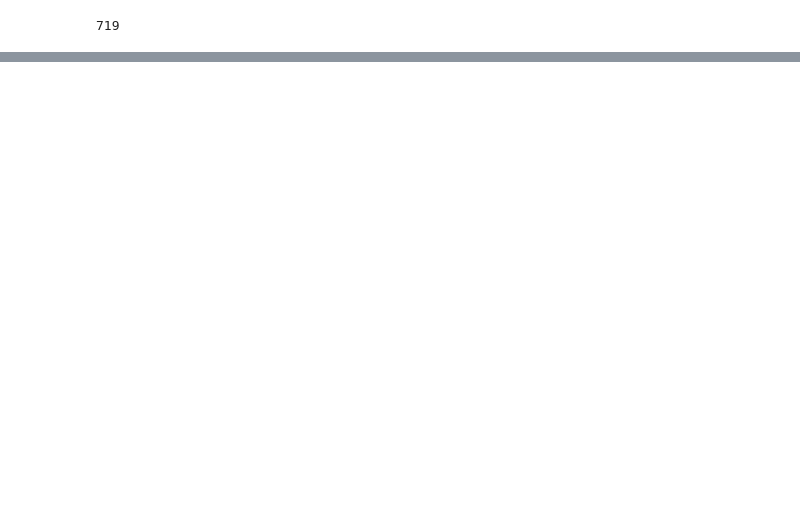
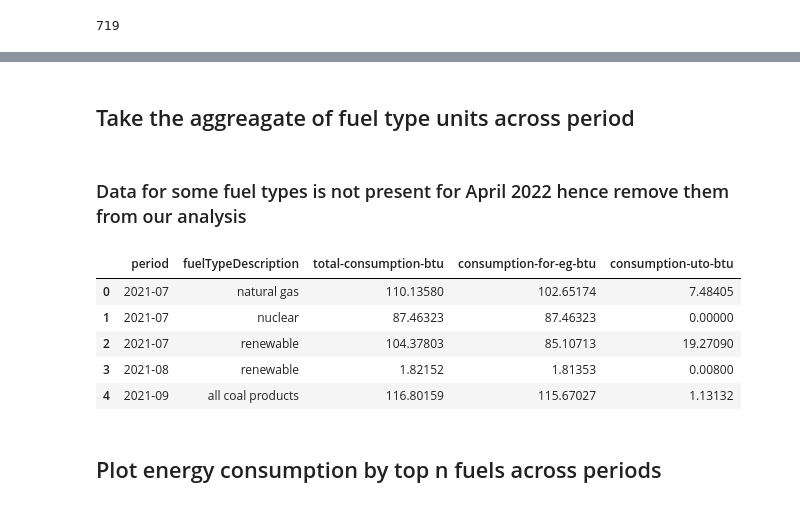
Before and after one commit to LukeWood/eia-py, a Jupyter notebook: Notebooks/EDA/EDA_by_source_consumption.ipynb, the cells around one changed output, grey strips where cells are left out. Saved outputs shown, nothing was run; the diff lists cells and outputs as text; code cells hidden in the pictures; blank space fills up the shorter version.

```diff
--- a/Notebooks/EDA/EDA_by_source_consumption.ipynb
+++ b/Notebooks/EDA/EDA_by_source_consumption.ipynb
@@ -56,11 +30,26 @@ df_all_sectors_f = df_all_sectors.query("fuelTypeDescription in @top_n_fuels")
 # %%
 df_all_sectors_r = df_all_sectors_f[['period', 'location', 'stateDescription','fueltypeid', 'fuelTypeDescription', 'total-consumption-btu', 'consumption-for-eg-btu','consumption-uto-btu']].dropna()
+# %% [markdown]
+## Take the aggreagate of fuel type units across period
 # %%
 consumption_by_source_data = pd.DataFrame(df_all_sectors_r.groupby(["period", "fuelTypeDescription"]).sum())
 # %%
 consumption_by_source_data = consumption_by_source_data.reset_index()
+# %% [markdown]
+### Data for some fuel types is not present for April 2022 hence remove them from our analysis
 # %%
 consumption_by_source_data= consumption_by_source_data[consumption_by_source_data["period"]!='2022-04']
+# %%
+consumption_by_source_data.head()
+# %% [output]
+|  | period | fuelTypeDescription | total-consumption-btu | consumption-for-eg-btu | consumption-uto-btu |
+| 0 | 2021-07 | natural gas | 110.13580 | 102.65174 | 7.48405 |
+| 1 | 2021-07 | nuclear | 87.46323 | 87.46323 | 0.00000 |
+| 2 | 2021-07 | renewable | 104.37803 | 85.10713 | 19.27090 |
+| 3 | 2021-08 | renewable | 1.82152 | 1.81353 | 0.00800 |
+| 4 | 2021-09 | all coal products | 116.80159 | 115.67027 | 1.13132 |
+# %% [markdown]
+## Plot energy consumption by top n fuels across periods
 # %%
 fig = px.line(consumption_by_source_data, x="period", y="total-consumption-btu", color='fuelTypeDescription', title='U.S. primary energy consumption by source (Jul 2021-April 2022)')
 fig.show()
```
Also changed, not shown: parts of 25 cells of this notebook.
